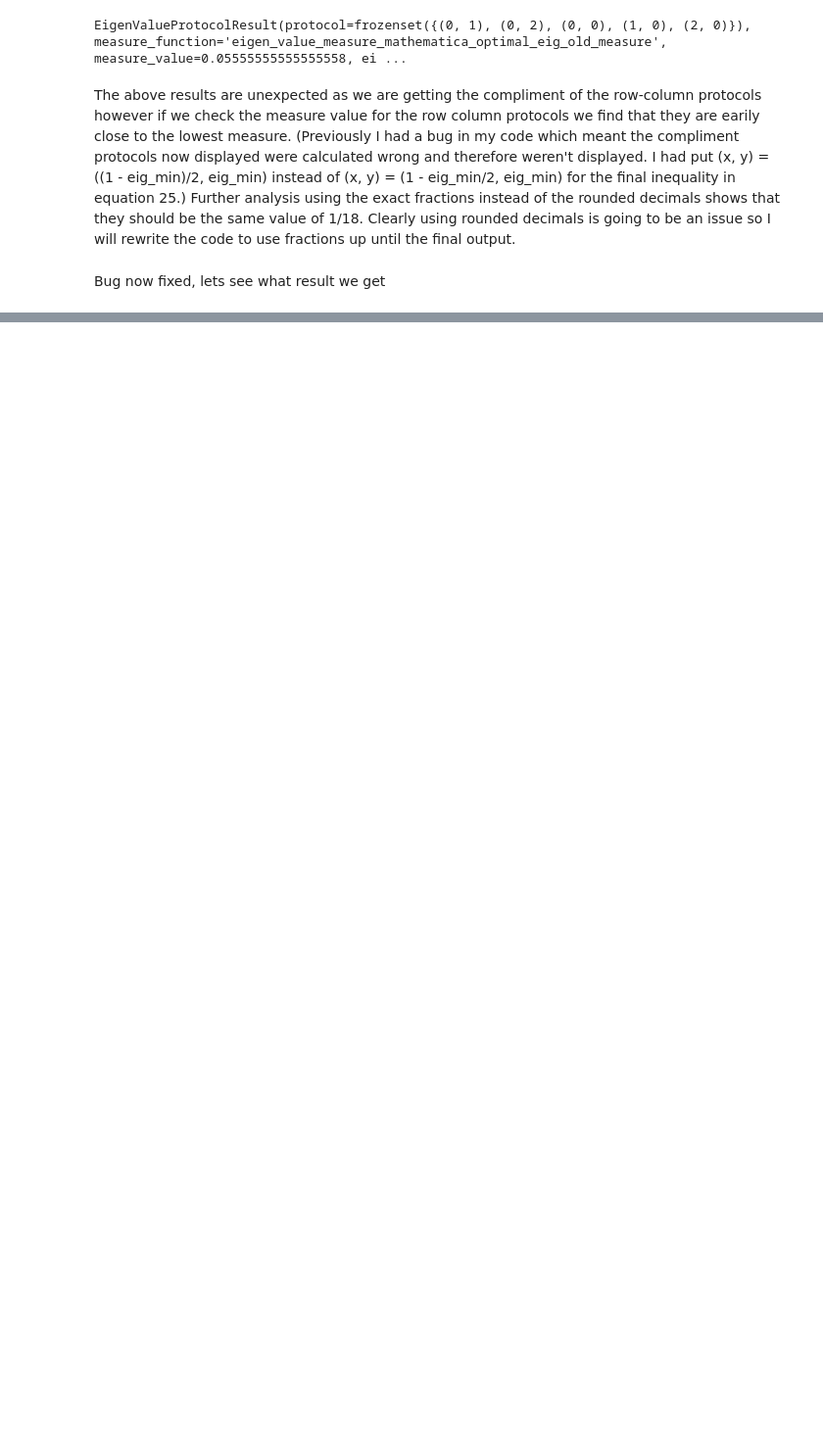
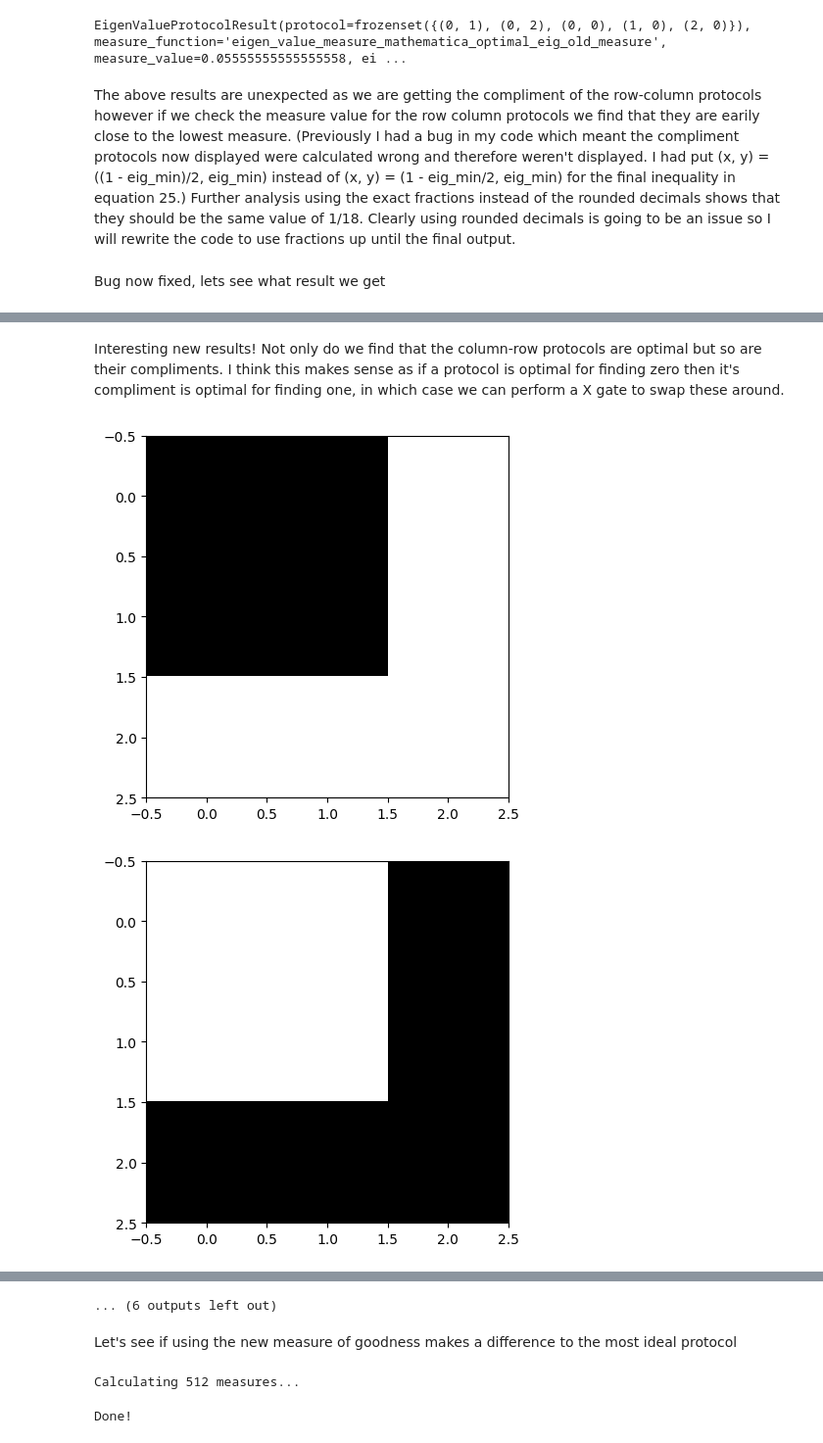
Before and after one commit to custal/noisy_quantum_measurements, a Jupyter notebook: summary_28_07_23.ipynb, the cells around one changed output, grey strips where cells are left out. Shown at 98% size. Drawn from its saved outputs; the diff is of its cells as text; code cells hidden in the pictures; blank space fills up the shorter version.

Commit message:
Fix bugs and run calculations for old and new measures with both tetra and trine

```diff
--- a/summary_28_07_23.ipynb
+++ b/summary_28_07_23.ipynb
@@ -77,0 +101,10 @@ TypeError: loop of ufunc does not support argument 0 of type Add which has no ca
+# %% [markdown]
+Interesting new results! Not only do we find that the column-row protocols are optimal but so are their compliments. I think this makes sense as if a protocol is optimal for finding zero then it's compliment is optimal for finding one, in which case we can perform a X gate to swap these around.
+# %%
+for protocol in povm_trine.lowest_measures:
+    plot_protocol(protocol.protocol, (3,3))
+
+    plt.show()
+# %% [output]
+[figure, added]
+[figure, added]
@@ -77,0 +121,8 @@ TypeError: loop of ufunc does not support argument 0 of type Add which has no ca
+... (6 outputs left out)
+# %% [markdown]
+Let's see if using the new measure of goodness makes a difference to the most ideal protocol
+# %%
+povm_trine.calculate_measures_mathematica(eigen_value_measure_new_mathematica)
+# %% [output]
+Calculating 512 measures...
+Done!
```
Also changed, not shown: parts of 19 cells of this notebook, 4 other files.
